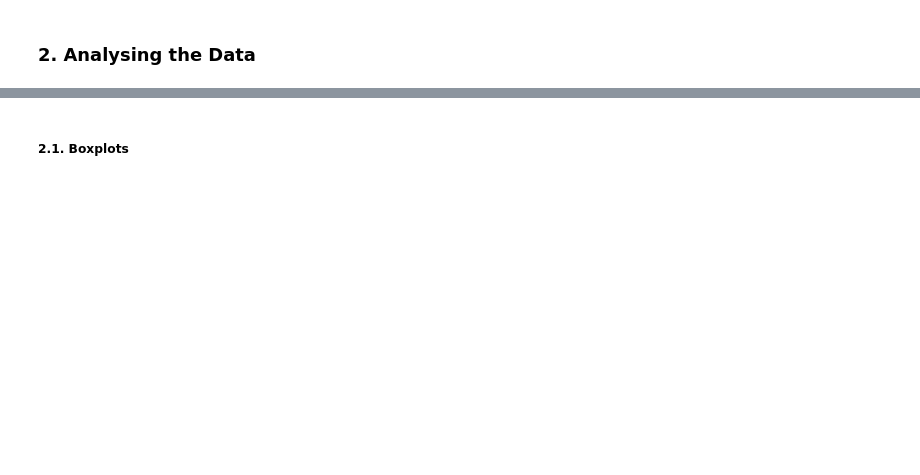
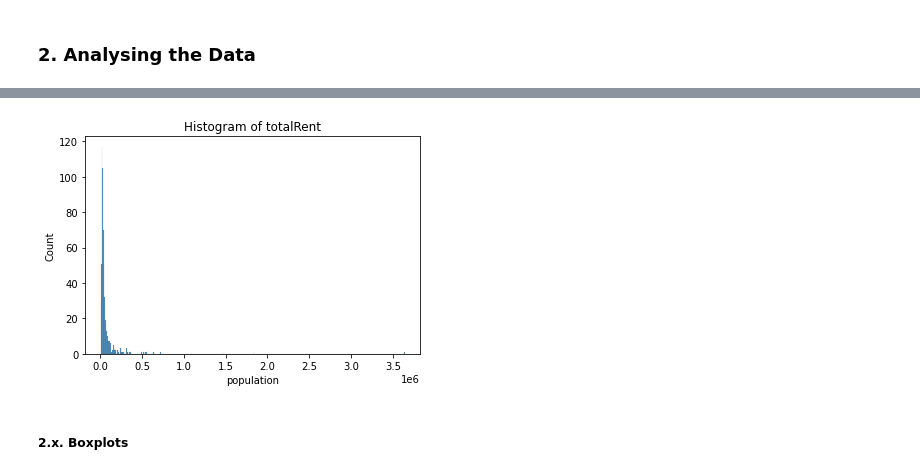
Before and after one commit to reemakk/group-3, a Jupyter notebook: Data_analysis.ipynb, the cells around one changed output, grey strips where cells are left out. Cells and saved outputs as stored; diff of their text form; code cells hidden in the pictures; blank space fills up the shorter version.

```diff
--- a/Data_analysis.ipynb
+++ b/Data_analysis.ipynb
@@ -52,2 +207,7 @@ population_only_adjusteddata=pd.read_excel(r"data\Adjusted_Population_Data.xlsx"
+# %%
+sns.histplot(population_only_adjusteddata["population"], kde = False).set_title("Histogram of totalRent")
+plt.show()
+# %% [output]
+[figure, added]
 # %% [markdown]
-##### 2.1. Boxplots
+##### 2.x. Boxplots
```
Also changed, not shown: parts of 32 cells of this notebook, 1 other file.
